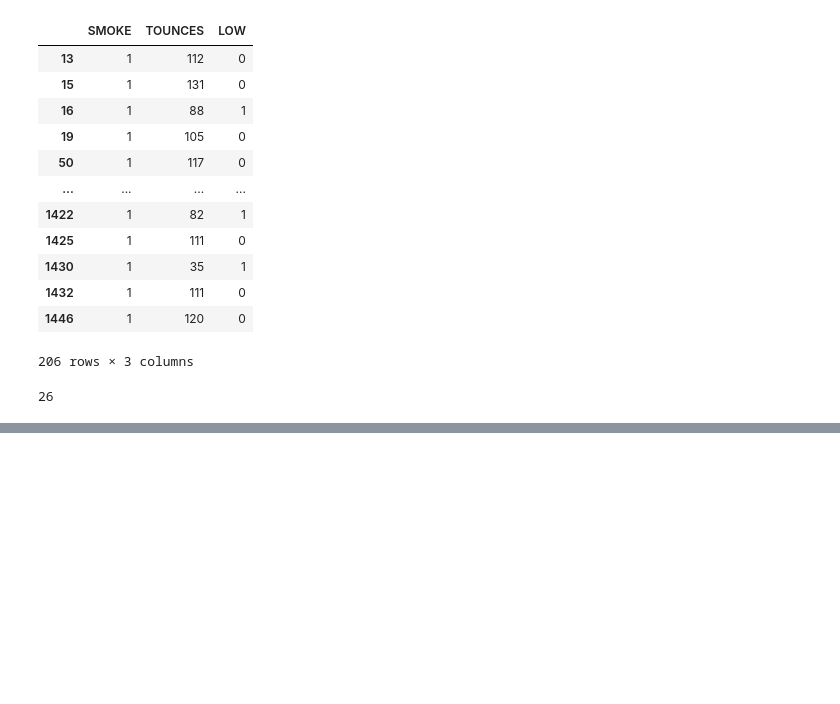
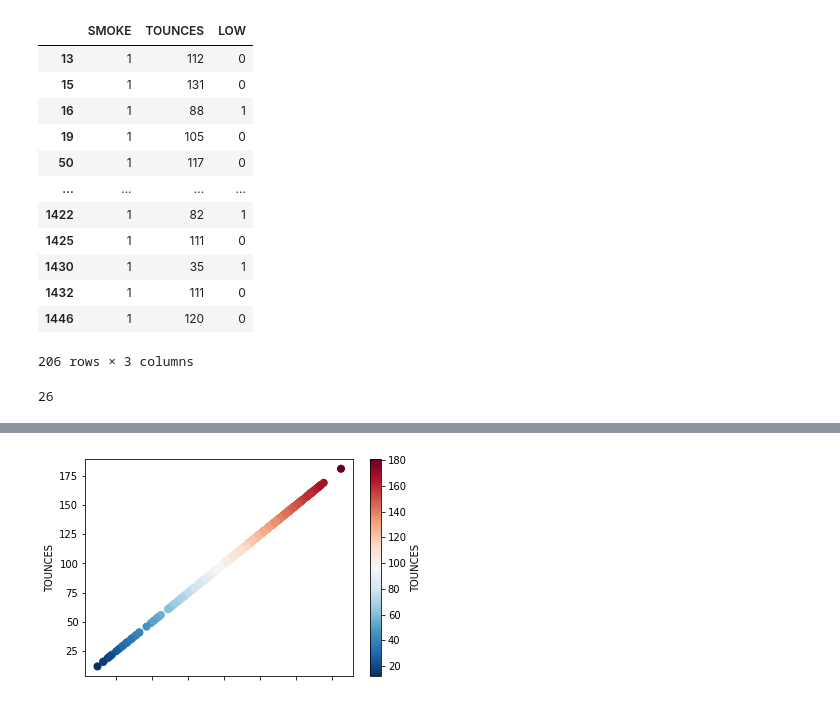
Before and after one commit to Ryan-Bui/DATA3401, a Jupyter notebook: Stats Project.ipynb, the cells around one changed output, grey strips where cells are left out. Saved outputs shown, nothing was run; the diff lists cells and outputs as text; code cells hidden in the pictures; blank space fills up the shorter version.

```diff
--- a/Stats Project.ipynb
+++ b/Stats Project.ipynb
@@ -309,0 +423,3 @@ p_smoke['LOW'].sum()
+# %%
+race_mom = new_data.loc[:, ['RACEMOM','TOUNCES']]
+race_mom
@@ -309,0 +440,4 @@ p_smoke['LOW'].sum()
+# %%
+race_mom.plot.scatter(x=1, y='TOUNCES',c=1, cmap = 'RdBu_r', s=50);
+# %% [output]
+[figure, added]
```
Also changed, not shown: parts of 17 cells of this notebook, 8 other files.
